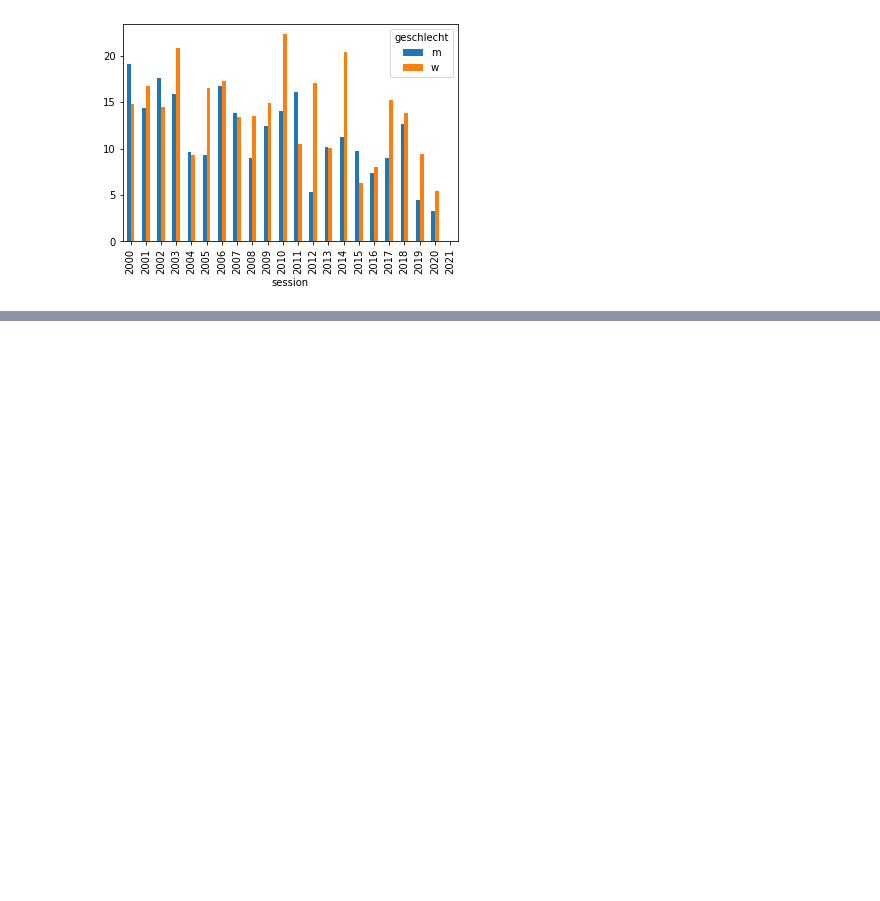
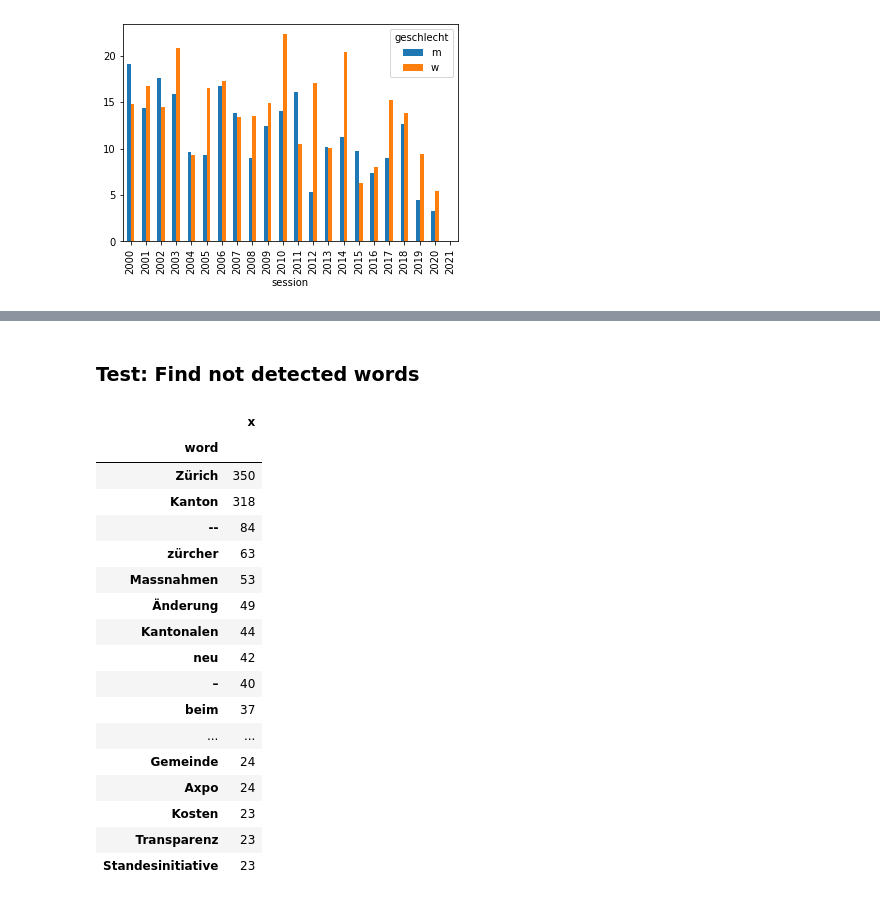
Before and after one commit to simonhuwiler/nzz_zh_kantonsrat, a Jupyter notebook: src/7_geschaefte_analyse.ipynb, the cells around one changed output, grey strips where cells are left out. Drawn from its saved outputs; the diff is of its cells as text; code cells hidden in the pictures; blank space fills up the shorter version.

```diff
--- a/src/7_geschaefte_analyse.ipynb
+++ b/src/7_geschaefte_analyse.ipynb
@@ -284,0 +326,40 @@ df.head()
+# %% [markdown]
+### Test: Find not detected words
+# %%
+from nltk.corpus import stopwords
+from HanTa import HanoverTagger as ht
+tagger = ht.HanoverTagger('morphmodel_ger.pgz')
+
+stop_words = stopwords.words('german')
+
+# Find most not clustered word
+df_not = df[df.cluster == False]
+words = []
+for i, row in df_not.iterrows():
+
+    for word in row['titel'].lower().split():
+        if not(word in stop_words):
+            words.append(tagger.analyze(word)[0])
+
+df_word = pd.DataFrame({'word': words})
+df_word['x'] = 1
+df_word.groupby('word').agg({'x': 'count'}).sort_values('x', ascending=False).head(20)
+# %% [output]
+|  | x |
+| word |  |
+| Zürich | 350 |
+| Kanton | 318 |
+| -- | 84 |
+| zürcher | 63 |
+| Massnahmen | 53 |
+| Änderung | 49 |
+| Kantonalen | 44 |
+| neu | 42 |
+| – | 40 |
+| beim | 37 |
+| ... | ... |
+| Gemeinde | 24 |
+| Axpo | 24 |
+| Kosten | 23 |
+| Transparenz | 23 |
+| Standesinitiative | 23 |
```
Also changed, not shown: parts of 7 cells of this notebook.
